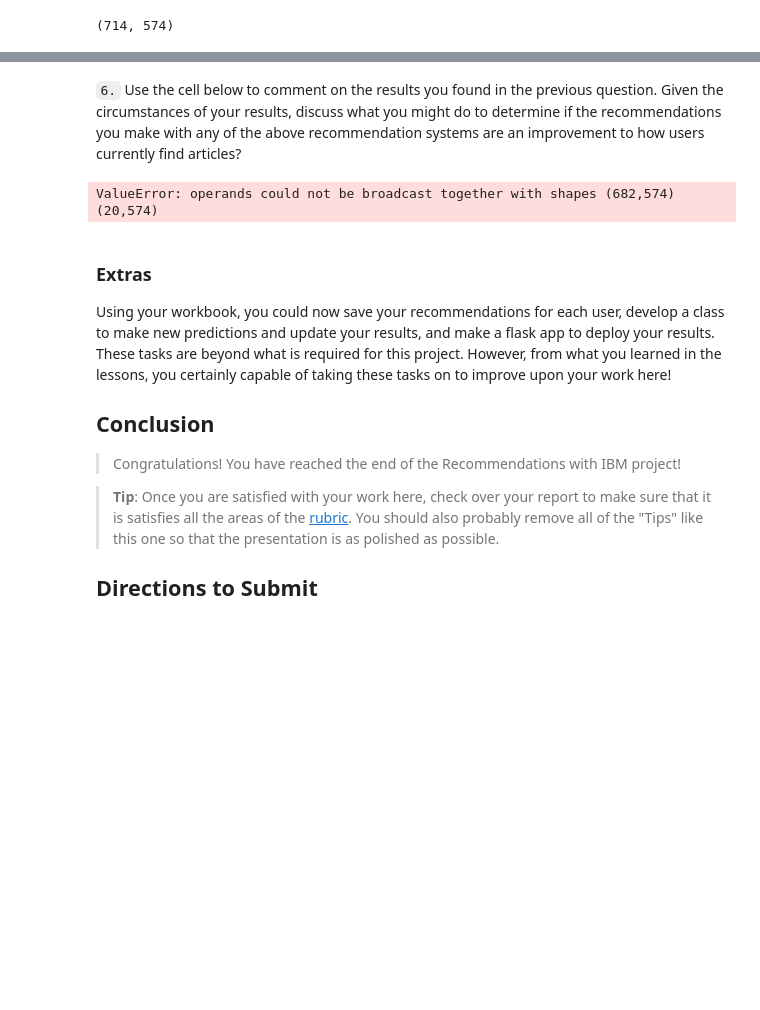
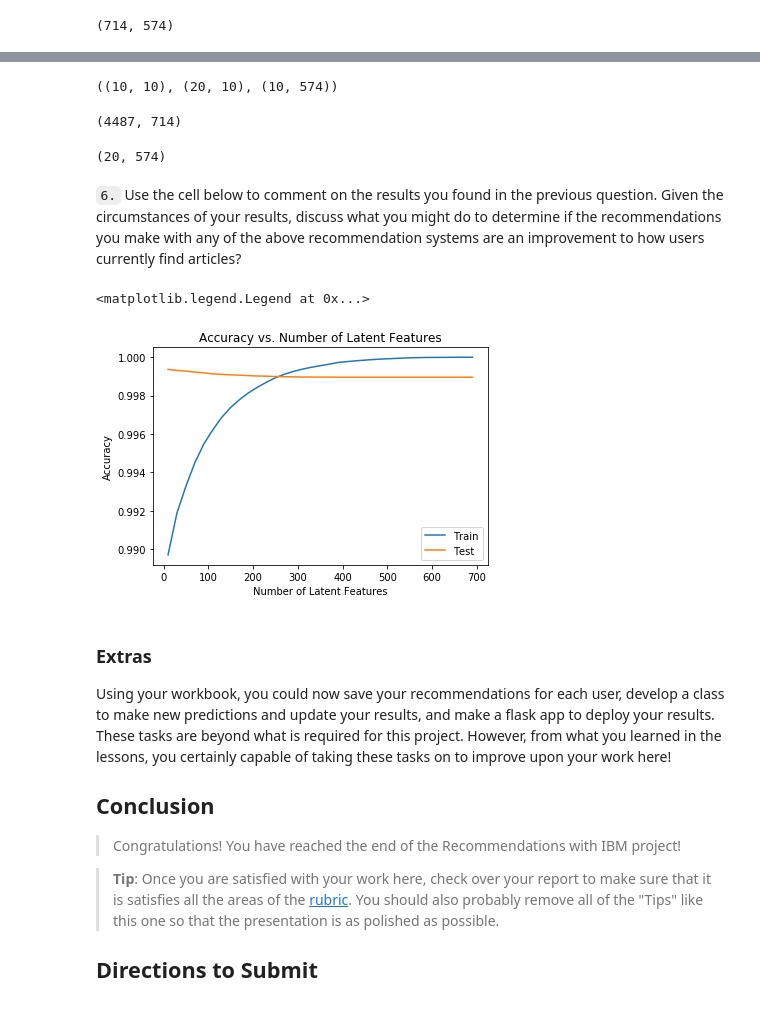
Before and after one commit to gj0706/recommendations_with_IBM, a Jupyter notebook: Recommendations_with_IBM.ipynb, the cells around one changed output, grey strips where cells are left out. Saved outputs shown, nothing was run; the diff lists cells and outputs as text; code cells hidden in the pictures; blank space fills up the shorter version.

```diff
--- a/Recommendations_with_IBM.ipynb
+++ b/Recommendations_with_IBM.ipynb
@@ -1294,0 +1287,3 @@ user_item_test.shape
+# %%
+s_train_lat, u_train_lat, vt_train_lat = np.diag(s_train[:10]), u_train[:, :10], vt_train[:10, :]
+s_test_lat, u_test_lat, vt_test_lat = s_train_lat, u_test[:, :10], vt_test[:10, :]
@@ -1295,38 +1294,57 @@ user_item_test.shape
+# %%
+s_test_lat.shape,u_test_lat.shape, vt_test_lat.shape
+# %% [output]
+((10, 10), (20, 10), (10, 574))
+# %%
+user_item_train_est = np.around(np.dot(np.dot(u_train_lat, s_train_lat), vt_train_lat))
+user_item_train_est.shape
+# %% [output]
+(4487, 714)
+# %%
+user_item_test_est = np.around(np.dot(np.dot(u_test_lat, s_train_lat), vt_test_lat))
+user_item_test_est.shape
+# %% [output]
+(20, 574)
+# %%
+diffs_train = np.subtract(user_item_train, user_item_train_est)
+diffs_test = np.subtract(user_item_test.loc[common_idx,common_arts], user_item_test_est)
 # %% [markdown]
 `6.` Use the cell below to comment on the results you found in the previous question. Given the circumstances of your results, discuss what you might do to determine if the recommendations you make with any of the above recommendation systems are an improvement to how users currently find articles?
 # %%
 num_latent_feats = np.arange(10,700+10,20)
 sum_errs_train = []
 sum_errs_test = []
 
 for k in num_latent_feats:
     # restructure with k latent features
     s_train_lat, u_train_lat, vt_train_lat = np.diag(s_train[:k]), u_train[:, :k], vt_train[:k, :]
     u_test_lat, vt_test_lat = u_test[:, :k], vt_test[:k, :]
 
     # take dot product
     user_item_train_est = np.around(np.dot(np.dot(u_train_lat, s_train_lat), vt_train_lat))
     user_item_test_est = np.around(np.dot(np.dot(u_test_lat, s_train_lat), vt_test_lat))
 
     # compute error for each prediction to actual value
     diffs_train = np.subtract(user_item_train, user_item_train_est)
-    diffs_test = np.subtract(user_item_test, user_item_test_est)
+    diffs_test = np.subtract(user_item_test.loc[common_idx,common_arts], user_item_test_est)
 
     # total errors and keep track of them
     err_train = np.sum(np.sum(np.abs(diffs_train)))
     err_test = np.sum(np.sum(np.abs(diffs_test)))
 
 
     sum_errs_train.append(err_train)
     sum_errs_test.append(err_test)
 
 plt.plot(num_latent_feats, 1 - np.array(sum_errs_train)/(user_item_train.shape[0] * user_item_test.shape[1]), label='Train');
 plt.plot(num_latent_feats, 1 - np.array(sum_errs_test)/(user_item_test.shape[0]*user_item_test.shape[1]), label='Test');
 plt.xlabel('Number of Latent Features');
 plt.ylabel('Accuracy');
 plt.title('Accuracy vs. Number of Latent Features');
+plt.legend()
 # %% [output]
-ValueError: operands could not be broadcast together with shapes (682,574) (20,574)
+<matplotlib.legend.Legend at 0x...>
+[figure, added]
 # %% [markdown]
 <a id='conclusions'></a>
 ### Extras
```
Also changed, not shown: parts of 18 cells of this notebook.
